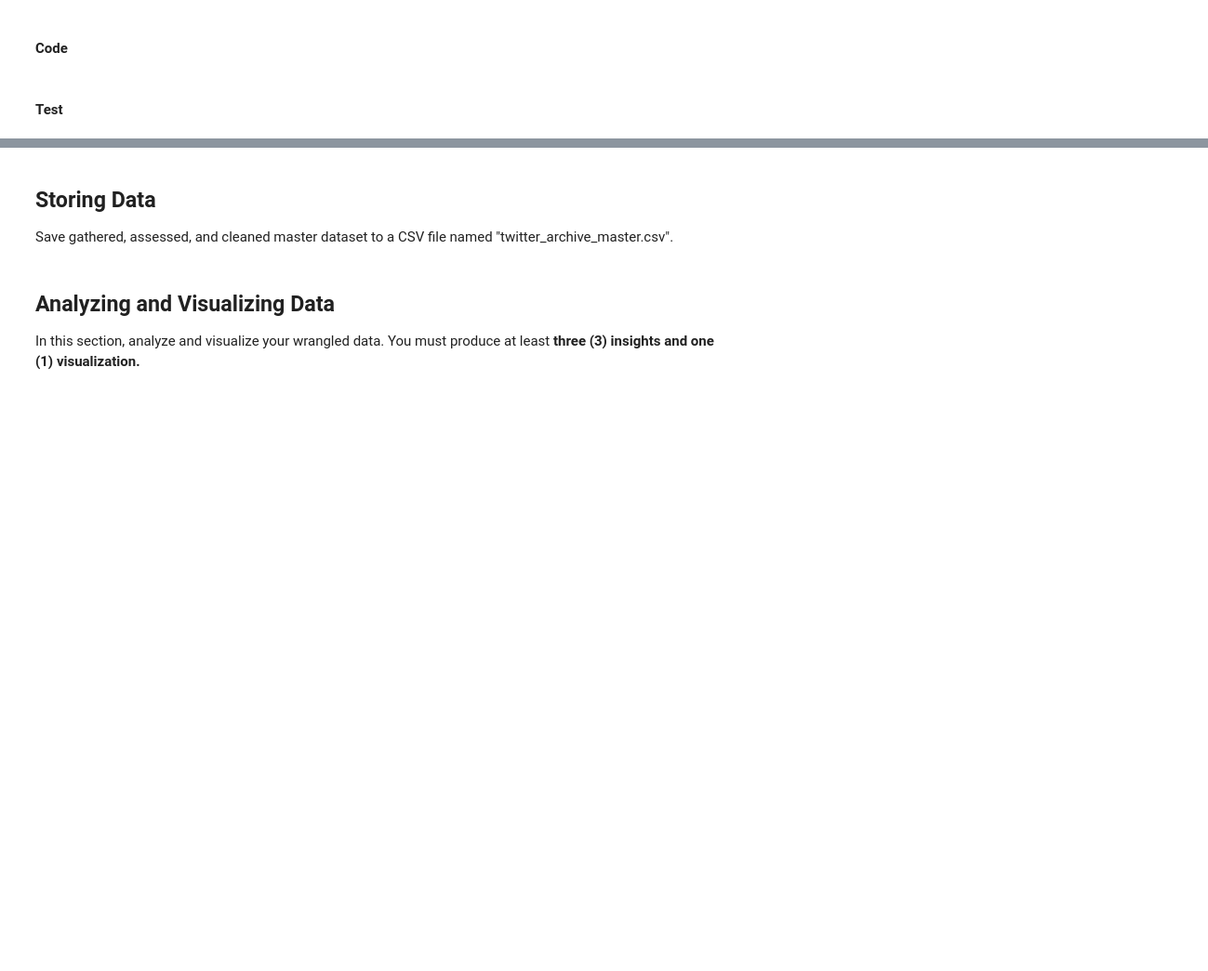
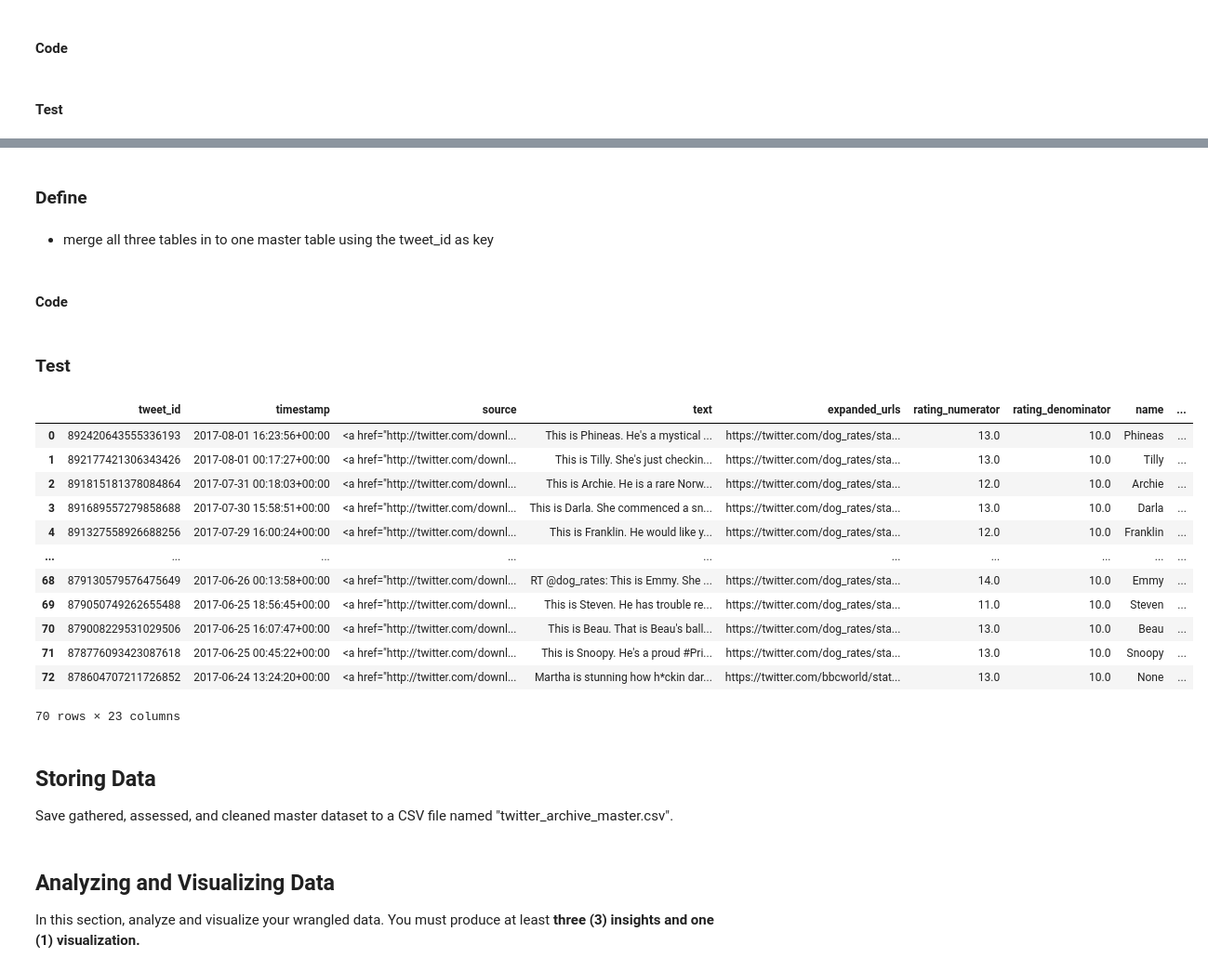
Before and after one commit to Reganmatics/Udacity_WeRateDogs_project, a Jupyter notebook: wrangle_act.ipynb, the cells around one changed output, grey strips where cells are left out. Shown: that part at 93% size. Saved outputs shown, nothing was run; the diff lists cells and outputs as text; code cells hidden in the pictures; blank space fills up the shorter version.

```diff
--- a/wrangle_act.ipynb
+++ b/wrangle_act.ipynb
@@ -444,0 +642,2 @@ df_3_clean = df_3.copy()
+# %%
+df_2_clean = df_2_clean.drop_duplicates(subset='jpg_url')
@@ -444,0 +658,4 @@ df_3_clean = df_3.copy()
+# %%
+df_2_clean = df_2_clean[((df_2_clean['p1_dog'] != False) &
+                       (df_2_clean['p2_dog'] != False) &
+                       (df_2_clean['p3_dog'] != False))]
@@ -444,0 +680,10 @@ df_3_clean = df_3.copy()
+# %%
+cols = ['doggo', 'floofer', 'pupper', 'puppo']
+
+# create the dog_stage column with joining the four columns in one column dog_stage join for more than stage
+df_1_clean['dog_stage'] = df_1_clean[cols].apply(lambda x: ', '.join(x.dropna().astype(str)),axis =1)
+# replace the empty string with nan and change datatype to category
+df_1_clean.dog_stage = df_1_clean.dog_stage.replace('', np.nan).astype('category')
+
+# drop the 4 columns
+df_1_clean = df_1_clean.drop(columns = cols, axis =1)
@@ -445,3 +698,31 @@ df_3_clean = df_3.copy()
+# %% [markdown]
+### Define
+# %% [markdown]
+- merge all three tables in to one master table using the tweet_id as key
+# %% [markdown]
+#### Code
+# %%
+#df_master =  pd.merge(df_1_clean, df_3_clean, on='tweet_id')
+#df_master = pd.merge(df_master, df_2_clean, on='tweet_id')
+df_master = pd.concat([df_1_clean, df_2_clean, df_3_clean])
+# %% [markdown]
+### Test
+# %%
+df_master.head(70)
+# %% [output]
+|  | tweet_id | timestamp | source | text | expanded_urls | rating_numerator | rating_denominator | name | ... |
+| 0 | 892420643555336193 | 2017-08-01 16:23:56+00:00 | <a href="http://twitter.com/downl... | This is Phineas. He's a mystical ... | https://twitter.com/dog_rates/sta... | 13.0 | 10.0 | Phineas | ... |
+| 1 | 892177421306343426 | 2017-08-01 00:17:27+00:00 | <a href="http://twitter.com/downl... | This is Tilly. She's just checkin... | https://twitter.com/dog_rates/sta... | 13.0 | 10.0 | Tilly | ... |
+| 2 | 891815181378084864 | 2017-07-31 00:18:03+00:00 | <a href="http://twitter.com/downl... | This is Archie. He is a rare Norw... | https://twitter.com/dog_rates/sta... | 12.0 | 10.0 | Archie | ... |
+| 3 | 891689557279858688 | 2017-07-30 15:58:51+00:00 | <a href="http://twitter.com/downl... | This is Darla. She commenced a sn... | https://twitter.com/dog_rates/sta... | 13.0 | 10.0 | Darla | ... |
+| 4 | 891327558926688256 | 2017-07-29 16:00:24+00:00 | <a href="http://twitter.com/downl... | This is Franklin. He would like y... | https://twitter.com/dog_rates/sta... | 12.0 | 10.0 | Franklin | ... |
+| ... | ... | ... | ... | ... | ... | ... | ... | ... | ... |
+| 68 | 879130579576475649 | 2017-06-26 00:13:58+00:00 | <a href="http://twitter.com/downl... | RT @dog_rates: This is Emmy. She ... | https://twitter.com/dog_rates/sta... | 14.0 | 10.0 | Emmy | ... |
+| 69 | 879050749262655488 | 2017-06-25 18:56:45+00:00 | <a href="http://twitter.com/downl... | This is Steven. He has trouble re... | https://twitter.com/dog_rates/sta... | 11.0 | 10.0 | Steven | ... |
+| 70 | 879008229531029506 | 2017-06-25 16:07:47+00:00 | <a href="http://twitter.com/downl... | This is Beau. That is Beau's ball... | https://twitter.com/dog_rates/sta... | 13.0 | 10.0 | Beau | ... |
+| 71 | 878776093423087618 | 2017-06-25 00:45:22+00:00 | <a href="http://twitter.com/downl... | This is Snoopy. He's a proud #Pri... | https://twitter.com/dog_rates/sta... | 13.0 | 10.0 | Snoopy | ... |
+| 72 | 878604707211726852 | 2017-06-24 13:24:20+00:00 | <a href="http://twitter.com/downl... | Martha is stunning how h*ckin dar... | https://twitter.com/bbcworld/stat... | 13.0 | 10.0 | None | ... |
+70 rows × 23 columns
 # %% [markdown]
 ## Storing Data
 Save gathered, assessed, and cleaned master dataset to a CSV file named "twitter_archive_master.csv".
```
Also changed, not shown: parts of 66 cells of this notebook, 1 other file.
